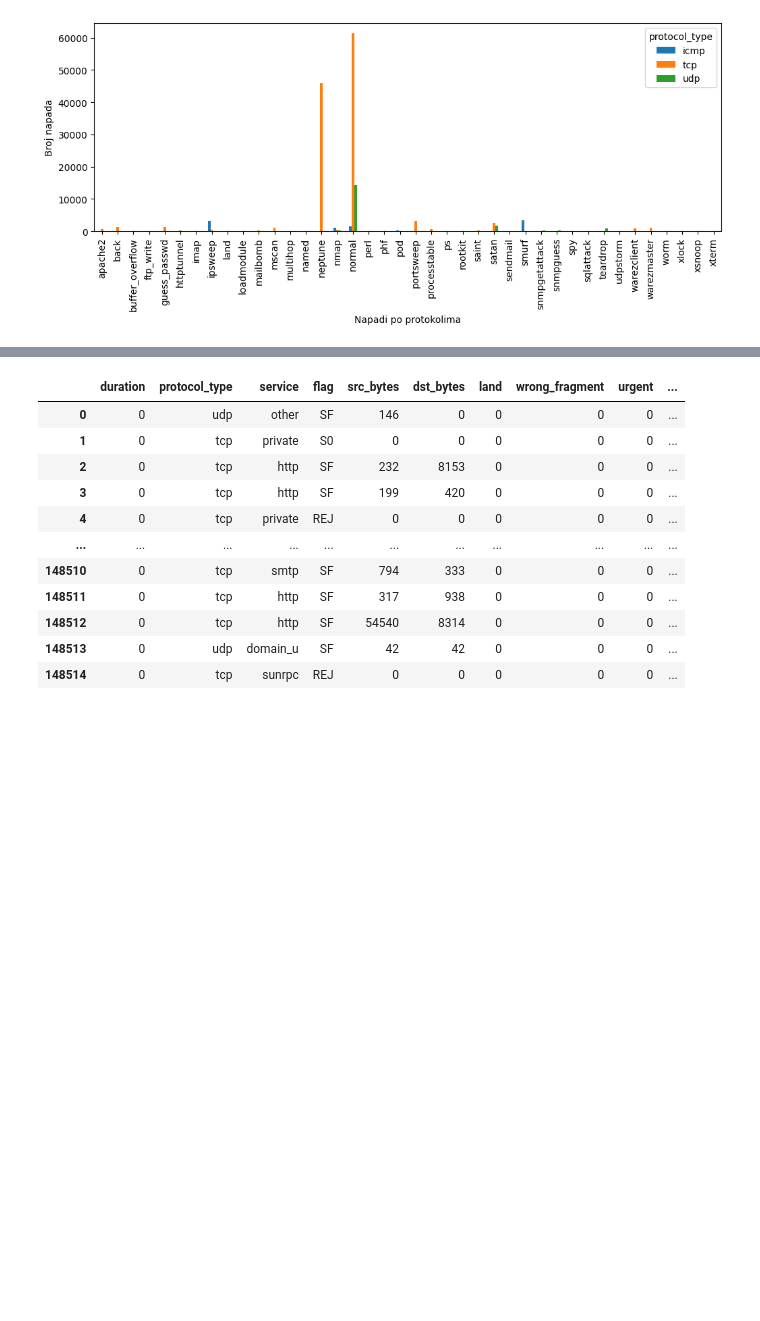
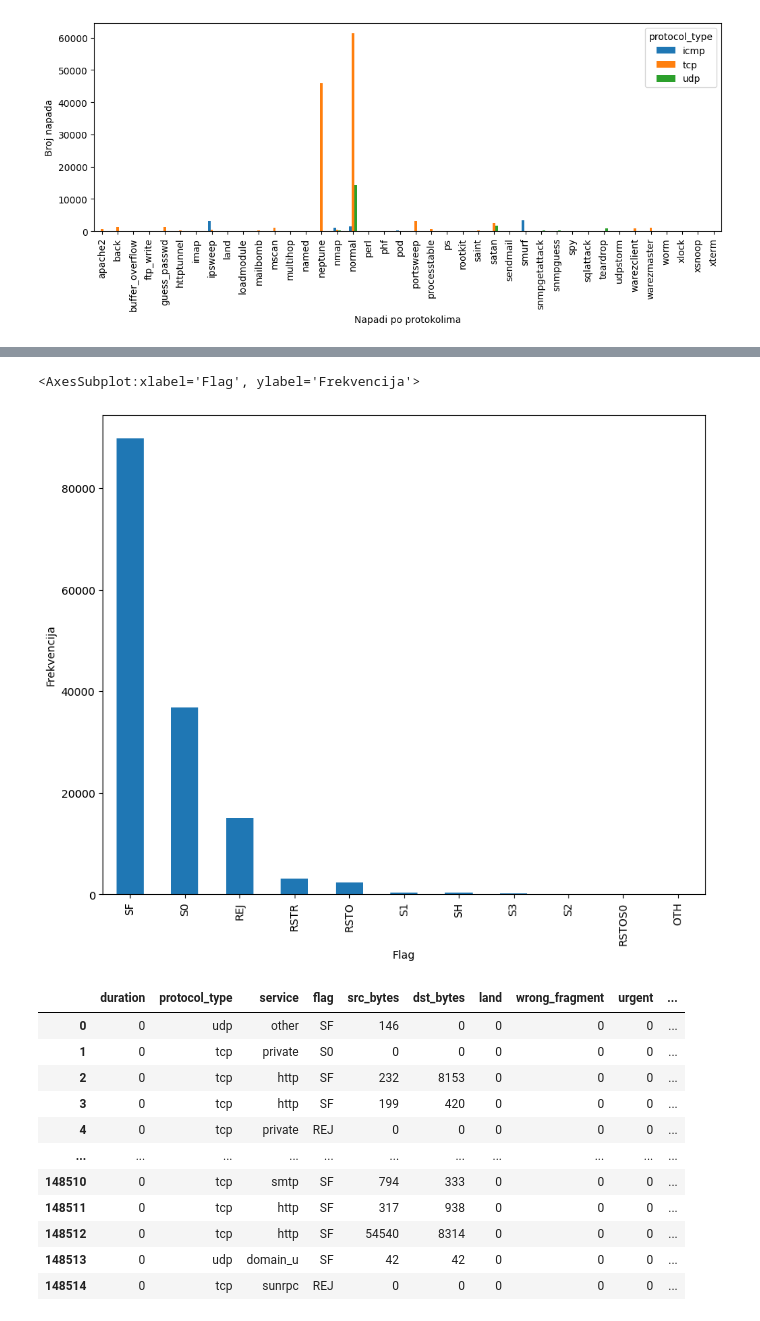
Before and after one commit to ShadowMend/zavrsni_rad, a Jupyter notebook: prediction_model.ipynb, the cells around one changed output, grey strips where cells are left out. Drawn from its saved outputs; the diff is of its cells as text; code cells hidden in the pictures; blank space fills up the shorter version.

```diff
--- a/prediction_model.ipynb
+++ b/prediction_model.ipynb
@@ -253,3 +259,8 @@ app = attacks_per_protocol.plot(kind='bar', figsize=(12, 4), xlabel="Napadi po p
+# %%
+df.flag.value_counts().plot(figsize=(10, 8), kind='bar', ylabel='Frekvencija', xlabel='Flag')
+# %% [output]
+<AxesSubplot:xlabel='Flag', ylabel='Frekvencija'>
+[figure, added]
 # %%
 #kopiranje 'attack' stupca
 
```
Also changed, not shown: parts of 59 cells of this notebook.
